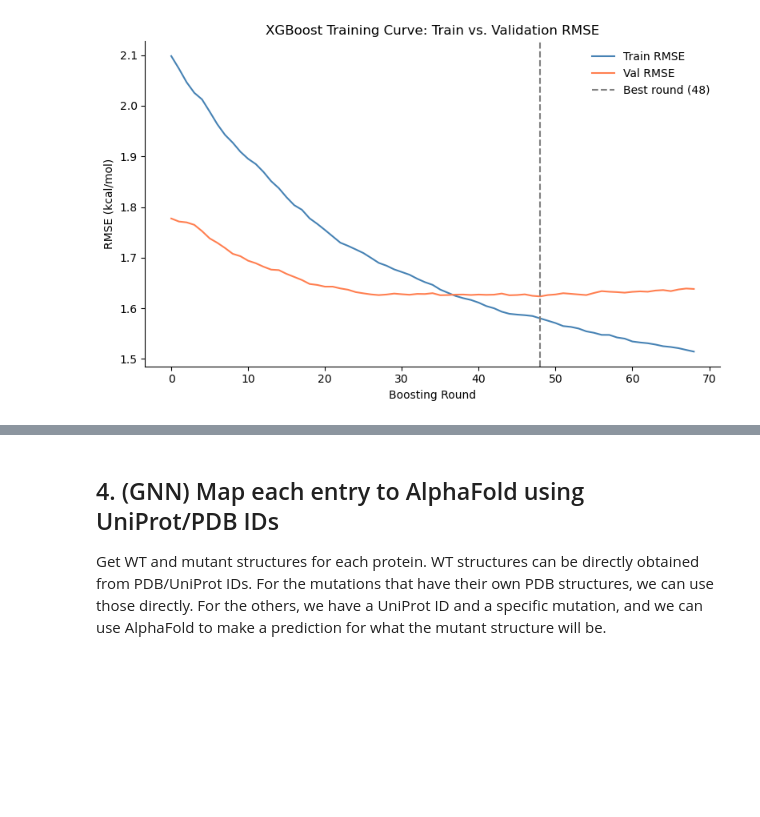
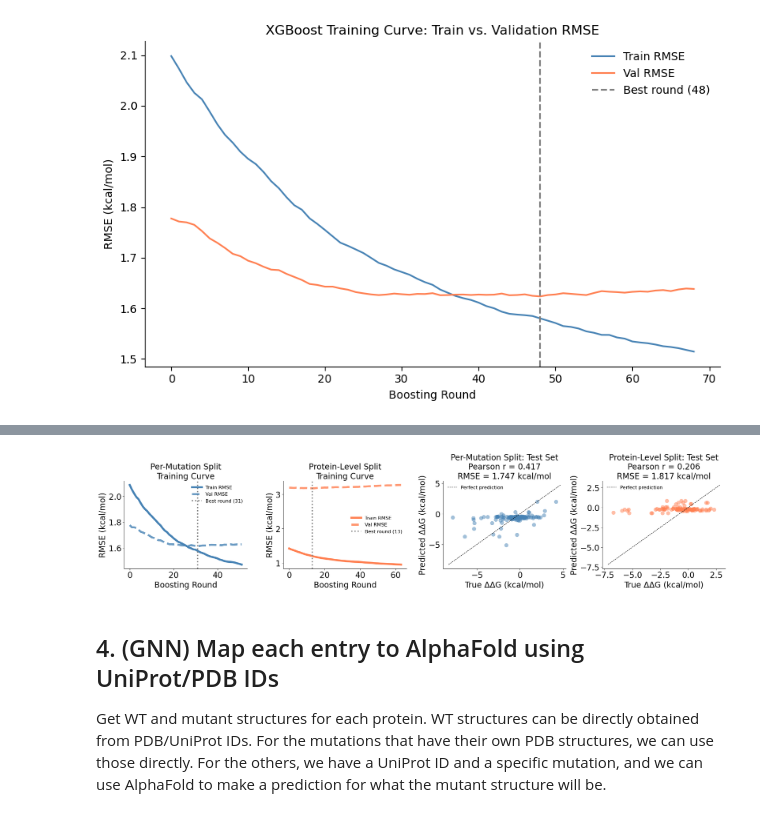
Before and after one commit to amy-acharya/aml-final-project, a Jupyter notebook: project.ipynb, the cells around one changed output, grey strips where cells are left out. Drawn from its saved outputs; the diff is of its cells as text; code cells hidden in the pictures; blank space fills up the shorter version.

Commit message:
Update project.ipynb
Completed XGBoost model, added plotting visualization

```diff
--- a/project.ipynb
+++ b/project.ipynb
@@ -522,3 +614,85 @@ plt.show()
+# %%
+fig, axes = plt.subplots(1, 4, figsize=(22, 5))
+
+split_configs = {
+    'Per-Mutation': (X_train, y_train, X_val, y_val, X_test, y_test, 20),
+    'Protein-Level': (
+        train_prot[feature_cols].values, train_prot['∆∆G_(kcal/mol)'].values,
+        val_prot[feature_cols].values,   val_prot['∆∆G_(kcal/mol)'].values,
+        test_prot[feature_cols].values,  test_prot['∆∆G_(kcal/mol)'].values,
+        50  # more patience for protein-level since val set is small
+    )
+}
+
+colors = {'Per-Mutation': 'steelblue', 'Protein-Level': 'coral'}
+curves = {}
+final_preds = {}
+
+for split_name, (*data, patience) in split_configs.items():
+    Xtr, ytr, Xv, yv, Xt, yt = data
+    m = XGBRegressor(
+        **best_cfg, subsample=0.8, colsample_bytree=0.8,
+        random_state=42, eval_metric='rmse',
+        early_stopping_rounds=patience
+    )
+    m.fit(Xtr, ytr, eval_set=[(Xtr, ytr), (Xv, yv)], verbose=False)
+    results = m.evals_result()
+    curves[split_name] = {
+        'train': results['validation_0']['rmse'],
+        'val':   results['validation_1']['rmse'],
+        'best':  m.best_iteration
+    }
+    preds = m.predict(Xt)
+    final_preds[split_name] = {
+        'test_preds': preds,
+        'y_test': yt,
+        'r':    pearsonr(yt, preds)[0],
+        'rmse': np.sqrt(mean_squared_error(yt, preds))
+    }
+
+# ── Panel A: Per-Mutation training curve ──────────────────────
+for i, (split_name, col) in enumerate(colors.items()):
+    ax = axes[i]
+    c = curves[split_name]
+    ax.plot(c['train'], color=col, linestyle='-',
+            label='Train RMSE', linewidth=5)
+    ax.plot(c['val'],   color=col, linestyle='--',
+            label='Val RMSE',   linewidth=5, alpha=0.8)
+    ax.axvline(c['best'], color='gray', linestyle=':',
+               linewidth=3, label=f'Best round ({c["best"]})')
+    ax.set_xlabel('Boosting Round', fontsize=20)
+    ax.set_ylabel('RMSE (kcal/mol)', fontsize=20)
+    ax.set_title(f'{split_name} Split\nTraining Curve', fontsize=20)
+    ax.legend(fontsize=12, frameon=False)
+    ax.tick_params(axis='both', labelsize=20)
+    ax.spines['top'].set_visible(False)
+    ax.spines['right'].set_visible(False)
+
+# ── Panels C & D: Predicted vs actual ─────────────────────────
+for i, (split_name, col) in enumerate(colors.items()):
+    ax = axes[i + 2]
+    d = final_preds[split_name]
+    ax.scatter(d['y_test'], d['test_preds'],
+               alpha=0.5, s=100, color=col, edgecolors='none')
+    lims = [min(d['y_test'].min(), d['test_preds'].min()) - 0.5,
+            max(d['y_test'].max(), d['test_preds'].max()) + 0.5]
+    ax.plot(lims, lims, 'k--', linewidth=1, label='Perfect prediction')
+    ax.set_xlabel('True ΔΔG (kcal/mol)', fontsize=20)
+    ax.set_ylabel('Predicted ΔΔG (kcal/mol)', fontsize=20)
+    ax.set_title(f'{split_name} Split: Test Set\n'
+                 f'Pearson r = {d["r"]:.3f}\n'
+                 f'RMSE = {d["rmse"]:.3f} kcal/mol', fontsize=20)
+    ax.legend(fontsize=12, frameon=False)
+    ax.spines['top'].set_visible(False)
+    ax.tick_params(axis='both', labelsize=20)
+    ax.spines['right'].set_visible(False)
+
+# plt.suptitle('XGBoost Baseline: Training Dynamics and Test Performance',
+#              fontsize=13, fontweight='bold', y=1.02)
+plt.tight_layout()
+plt.show()
+# %% [output]
+[figure, added]
 # %% [markdown]
 ## 4. (GNN) Map each entry to AlphaFold using UniProt/PDB IDs
 
```
Also changed, not shown: parts of 3 cells of this notebook.
